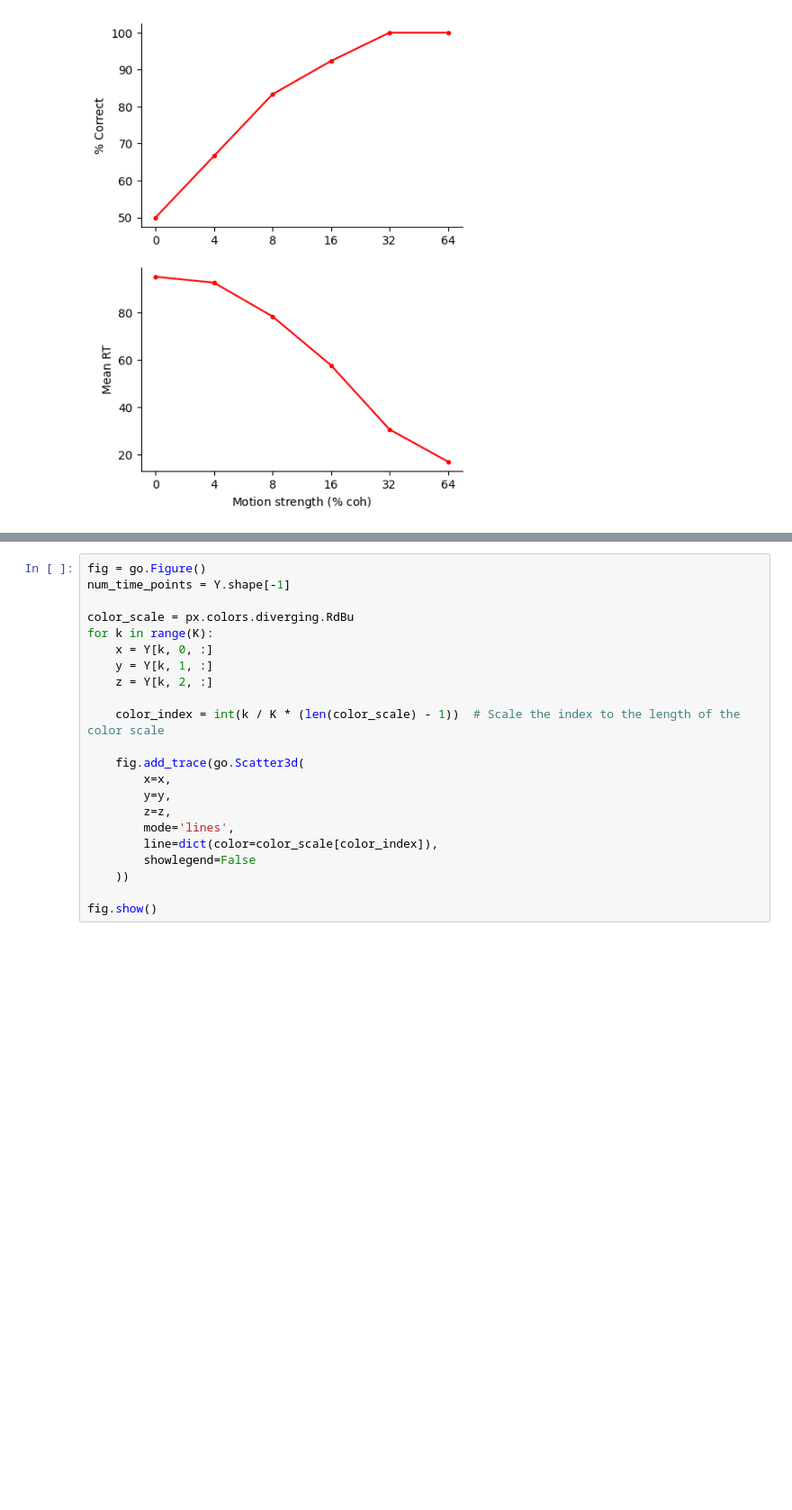
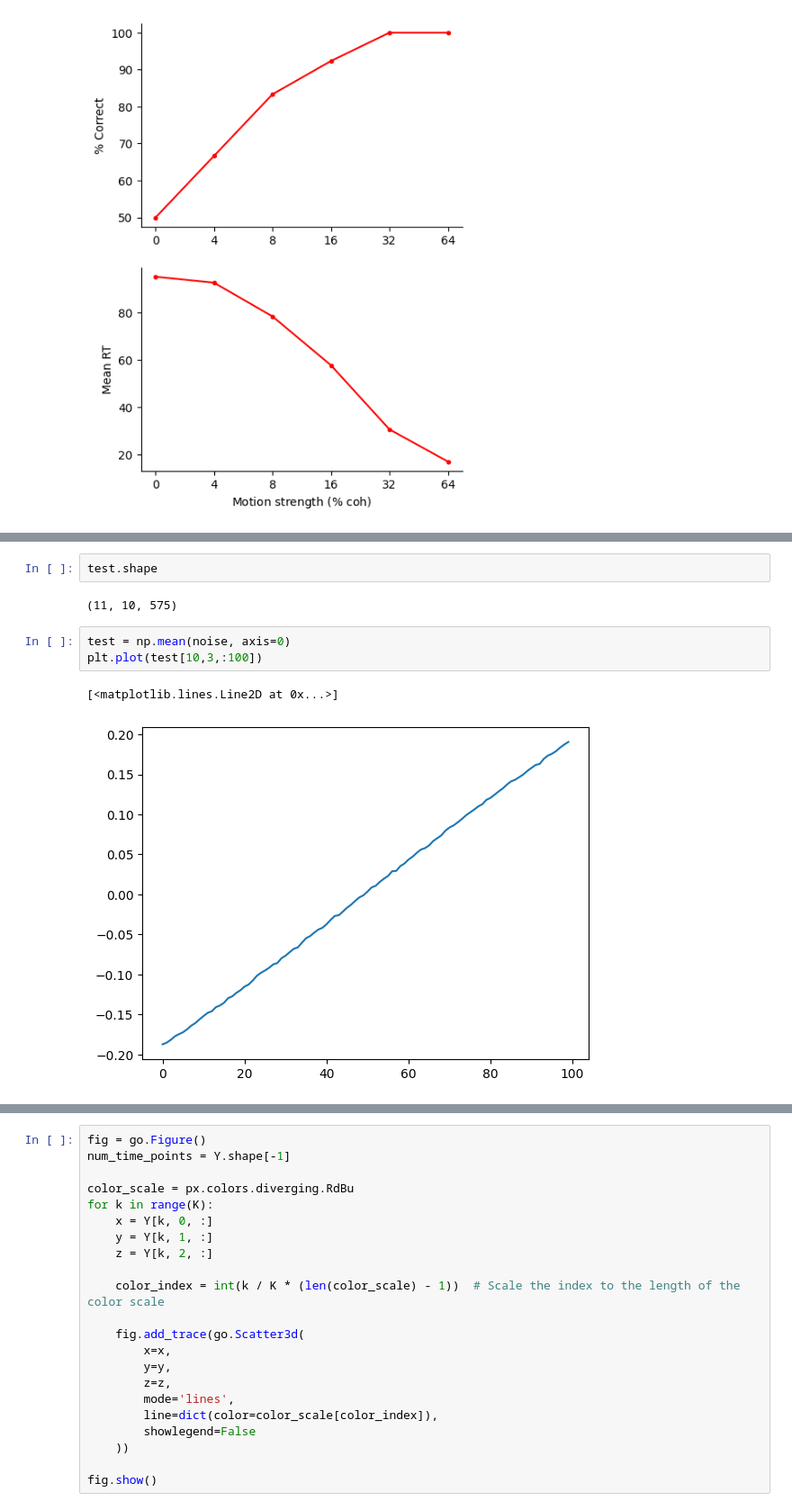
Before and after one commit to ArielleRosinski/SCA_project, a Jupyter notebook: DDM.ipynb, the cells around one changed output, grey strips where cells are left out. Shown at 90% size. Saved outputs shown, nothing was run; the diff lists cells and outputs as text; blank space fills up the shorter version.

```diff
--- a/DDM.ipynb
+++ b/DDM.ipynb
@@ -171,6 +179,16 @@ A = jnp.swapaxes(X, 0, 1)
 A = A.reshape(N,-1)
 
 d = 3
+# %%
+test.shape
+# %% [output]
+(11, 10, 575)
+# %%
+test = np.mean(noise, axis=0)
+plt.plot(test[10,3,:100])
+# %% [output]
+[<matplotlib.lines.Line2D at 0x...>]
+[figure, added]
 # %%
 
 c = 40
```
Also changed, not shown: parts of 9 cells of this notebook, 5 other files.
